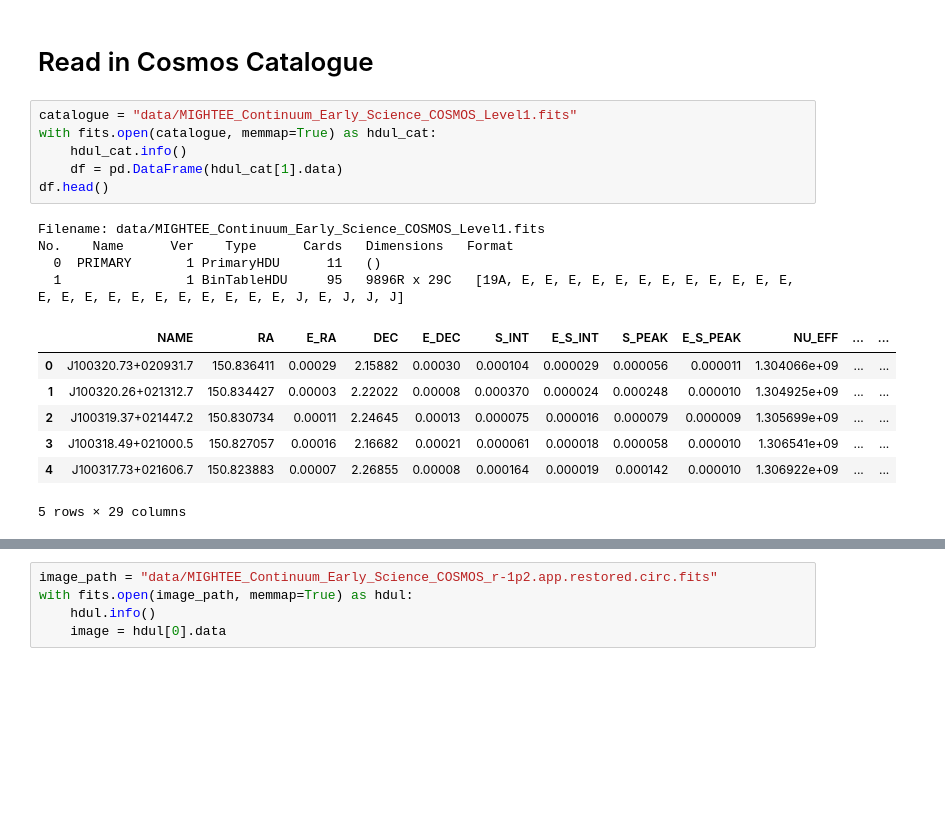
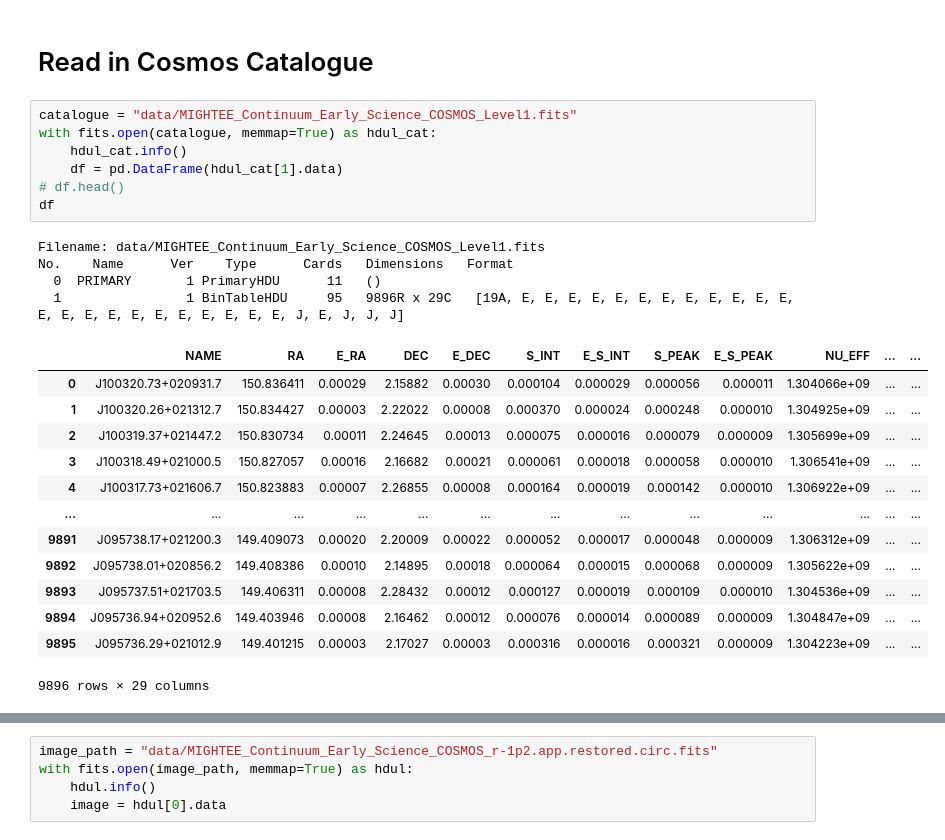
Before and after one commit to mb010/Cata2Data, a Jupyter notebook: example.ipynb, the cells around one changed output, grey strips where cells are left out. Saved outputs shown, nothing was run; the diff lists cells and outputs as text; blank space fills up the shorter version.

```diff
--- a/example.ipynb
+++ b/example.ipynb
@@ -122,18 +193,25 @@ plt.show()
 # %%
 catalogue = "data/MIGHTEE_Continuum_Early_Science_COSMOS_Level1.fits"
 with fits.open(catalogue, memmap=True) as hdul_cat:
     hdul_cat.info()
     df = pd.DataFrame(hdul_cat[1].data)
-df.head()
+# df.head()
+df
 # %% [output]
 Filename: data/MIGHTEE_Continuum_Early_Science_COSMOS_Level1.fits
 No.    Name      Ver    Type      Cards   Dimensions   Format
   0  PRIMARY       1 PrimaryHDU      11   ()
   1                1 BinTableHDU     95   9896R x 29C   [19A, E, E, E, E, E, E, E, E, E, E, E, E, E, E, E, E, E, E, E, E, E, E, E, J, E, J, J, J]
 |  | NAME | RA | E_RA | DEC | E_DEC | S_INT | E_S_INT | S_PEAK | E_S_PEAK | NU_EFF | ... | ... |
 | 0 | J100320.73+020931.7 | 150.836411 | 0.00029 | 2.15882 | 0.00030 | 0.000104 | 0.000029 | 0.000056 | 0.000011 | 1.304066e+09 | ... | ... |
 | 1 | J100320.26+021312.7 | 150.834427 | 0.00003 | 2.22022 | 0.00008 | 0.000370 | 0.000024 | 0.000248 | 0.000010 | 1.304925e+09 | ... | ... |
 | 2 | J100319.37+021447.2 | 150.830734 | 0.00011 | 2.24645 | 0.00013 | 0.000075 | 0.000016 | 0.000079 | 0.000009 | 1.305699e+09 | ... | ... |
 | 3 | J100318.49+021000.5 | 150.827057 | 0.00016 | 2.16682 | 0.00021 | 0.000061 | 0.000018 | 0.000058 | 0.000010 | 1.306541e+09 | ... | ... |
 | 4 | J100317.73+021606.7 | 150.823883 | 0.00007 | 2.26855 | 0.00008 | 0.000164 | 0.000019 | 0.000142 | 0.000010 | 1.306922e+09 | ... | ... |
+| ... | ... | ... | ... | ... | ... | ... | ... | ... | ... | ... | ... | ... |
+| 9891 | J095738.17+021200.3 | 149.409073 | 0.00020 | 2.20009 | 0.00022 | 0.000052 | 0.000017 | 0.000048 | 0.000009 | 1.306312e+09 | ... | ... |
+| 9892 | J095738.01+020856.2 | 149.408386 | 0.00010 | 2.14895 | 0.00018 | 0.000064 | 0.000015 | 0.000068 | 0.000009 | 1.305622e+09 | ... | ... |
+| 9893 | J095737.51+021703.5 | 149.406311 | 0.00008 | 2.28432 | 0.00012 | 0.000127 | 0.000019 | 0.000109 | 0.000010 | 1.304536e+09 | ... | ... |
+| 9894 | J095736.94+020952.6 | 149.403946 | 0.00008 | 2.16462 | 0.00012 | 0.000076 | 0.000014 | 0.000089 | 0.000009 | 1.304847e+09 | ... | ... |
+| 9895 | J095736.29+021012.9 | 149.401215 | 0.00003 | 2.17027 | 0.00003 | 0.000316 | 0.000016 | 0.000321 | 0.000009 | 1.304223e+09 | ... | ... |
-5 rows × 29 columns
+9896 rows × 29 columns
```
Also changed, not shown: parts of 17 cells of this notebook.
